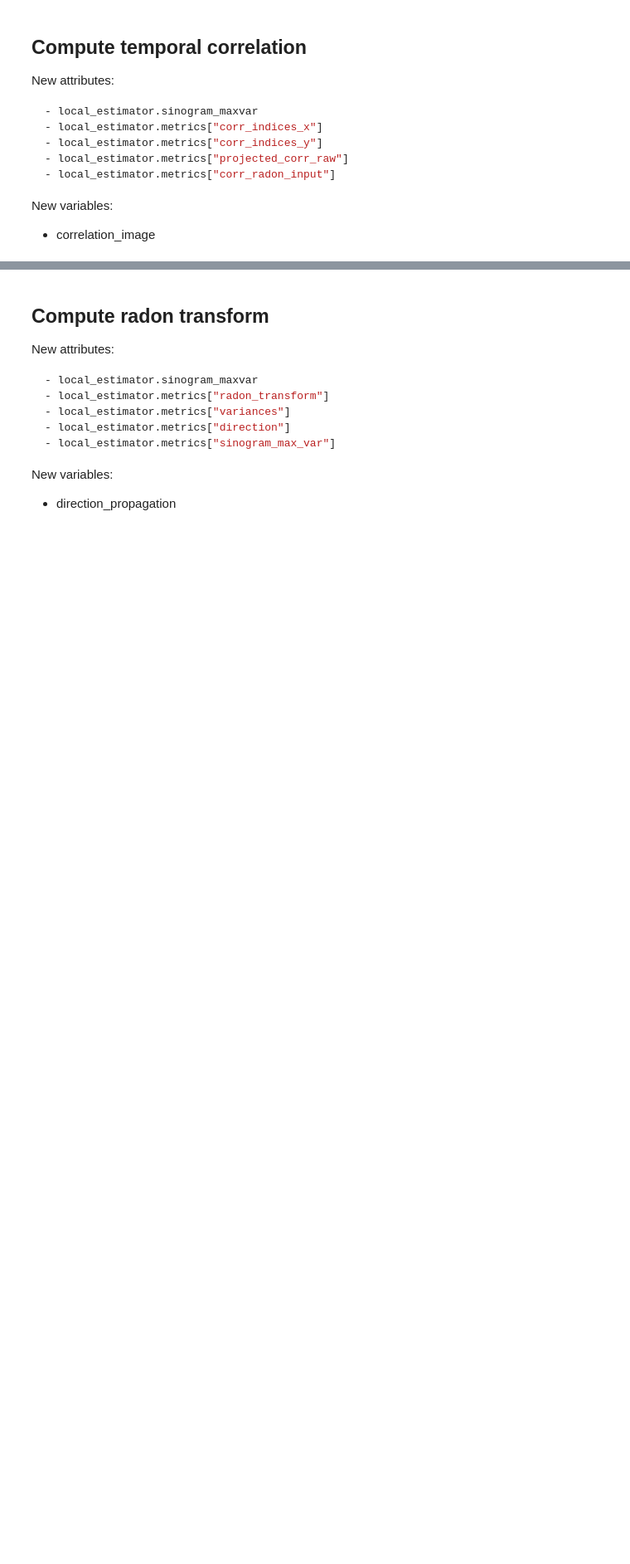
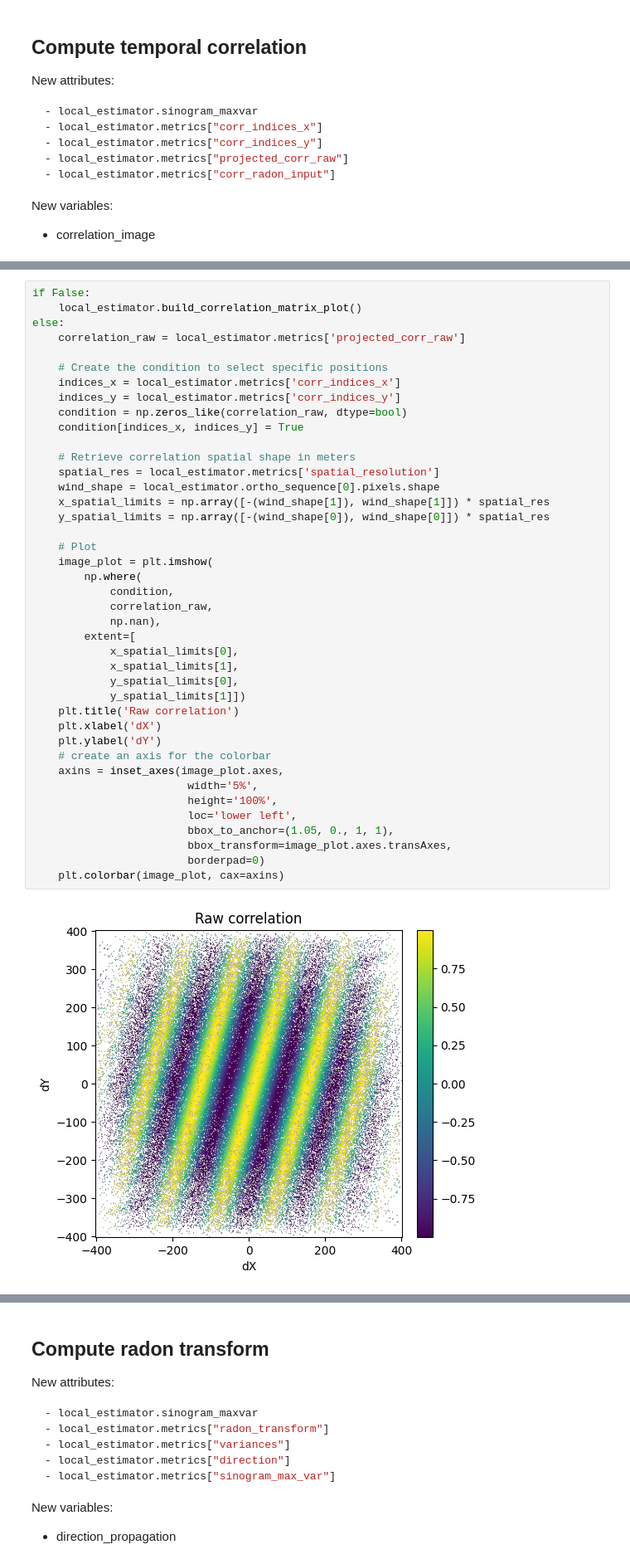
Before and after one commit to cadauxe/S2Shores, a Jupyter notebook: notebooks/temporal_correlation.ipynb, the cells around one changed output, grey strips where cells are left out. Shown at 83% size. Drawn from its saved outputs; the diff is of its cells as text; blank space fills up the shorter version.

```diff
--- a/notebooks/temporal_correlation.ipynb
+++ b/notebooks/temporal_correlation.ipynb
@@ -299,0 +304,43 @@ plt.show()
+# %%
+if False:
+    local_estimator.build_correlation_matrix_plot()
+else:
+    correlation_raw = local_estimator.metrics['projected_corr_raw']
+
+    # Create the condition to select specific positions
+    indices_x = local_estimator.metrics['corr_indices_x']
+    indices_y = local_estimator.metrics['corr_indices_y']
+    condition = np.zeros_like(correlation_raw, dtype=bool)
+    condition[indices_x, indices_y] = True
+
+    # Retrieve correlation spatial shape in meters
+    spatial_res = local_estimator.metrics['spatial_resolution']
+    wind_shape = local_estimator.ortho_sequence[0].pixels.shape
+    x_spatial_limits = np.array([-(wind_shape[1]), wind_shape[1]]) * spatial_res
+    y_spatial_limits = np.array([-(wind_shape[0]), wind_shape[0]]) * spatial_res
+
+    # Plot
+    image_plot = plt.imshow(
+        np.where(
+            condition,
+            correlation_raw,
+            np.nan),
+        extent=[
+            x_spatial_limits[0],
+            x_spatial_limits[1],
+            y_spatial_limits[0],
+            y_spatial_limits[1]])
+    plt.title('Raw correlation')
+    plt.xlabel('dX')
+    plt.ylabel('dY')
+    # create an axis for the colorbar
+    axins = inset_axes(image_plot.axes,
+                        width='5%',
+                        height='100%',
+                        loc='lower left',
+                        bbox_to_anchor=(1.05, 0., 1, 1),
+                        bbox_transform=image_plot.axes.transAxes,
+                        borderpad=0)
+    plt.colorbar(image_plot, cax=axins)
+# %% [output]
+[figure, added]
```
Also changed, not shown: parts of 10 cells of this notebook, 3 other files.
